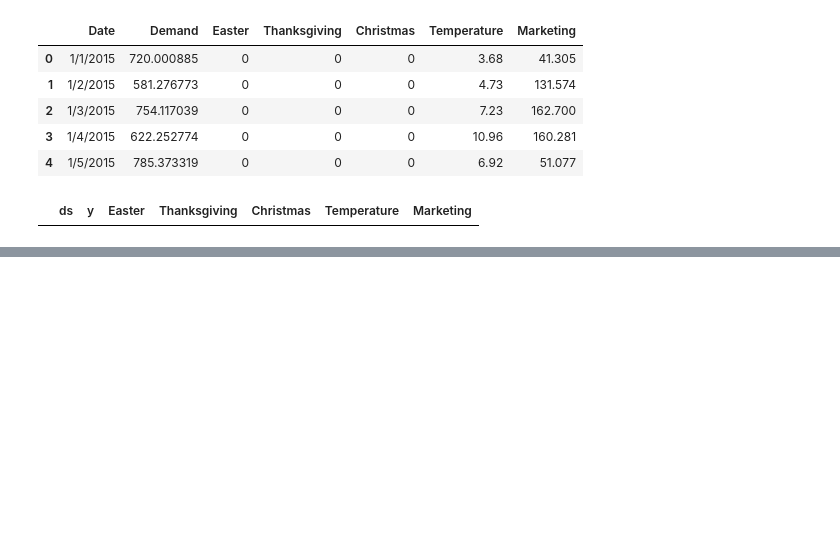
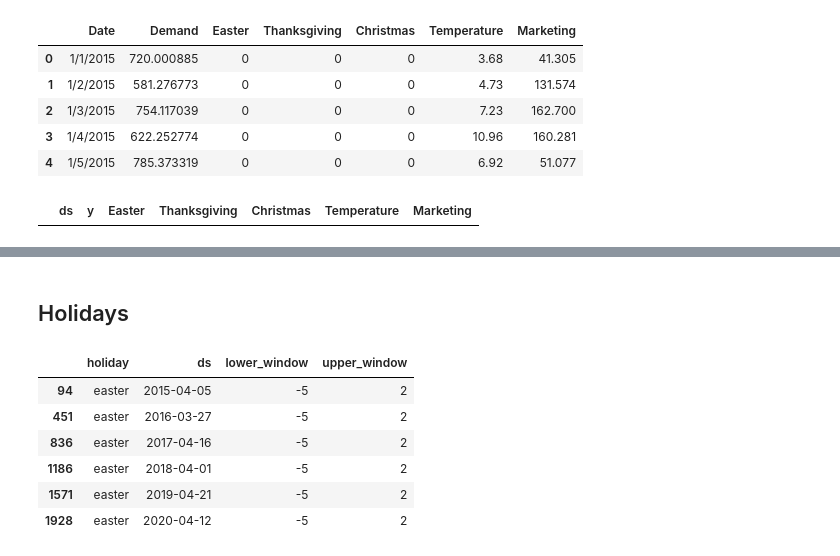
Before and after one commit to mrcruz117/Prophet---Parameter-Tuning-Dev, a Jupyter notebook: Prophet_Parameter_Tuning_Dev.ipynb, the cells around one changed output, grey strips where cells are left out. Cells and saved outputs as stored; diff of their text form; code cells hidden in the pictures; blank space fills up the shorter version.

```diff
--- a/Prophet_Parameter_Tuning_Dev.ipynb
+++ b/Prophet_Parameter_Tuning_Dev.ipynb
@@ -30,0 +46,19 @@ df.head(0)
+# %% [markdown]
+## Holidays
+# %%
+# Easter
+dates = df[df.Easter == 1].ds
+easter = pd.DataFrame({
+    'holiday': 'easter',
+    'ds': dates,
+    'lower_window': -5,
+    'upper_window': 2,
+})
+# %% [output]
+|  | holiday | ds | lower_window | upper_window |
+| 94 | easter | 2015-04-05 | -5 | 2 |
+| 451 | easter | 2016-03-27 | -5 | 2 |
+| 836 | easter | 2017-04-16 | -5 | 2 |
+| 1186 | easter | 2018-04-01 | -5 | 2 |
+| 1571 | easter | 2019-04-21 | -5 | 2 |
+| 1928 | easter | 2020-04-12 | -5 | 2 |
```
Also changed, not shown: parts of 11 cells of this notebook.
